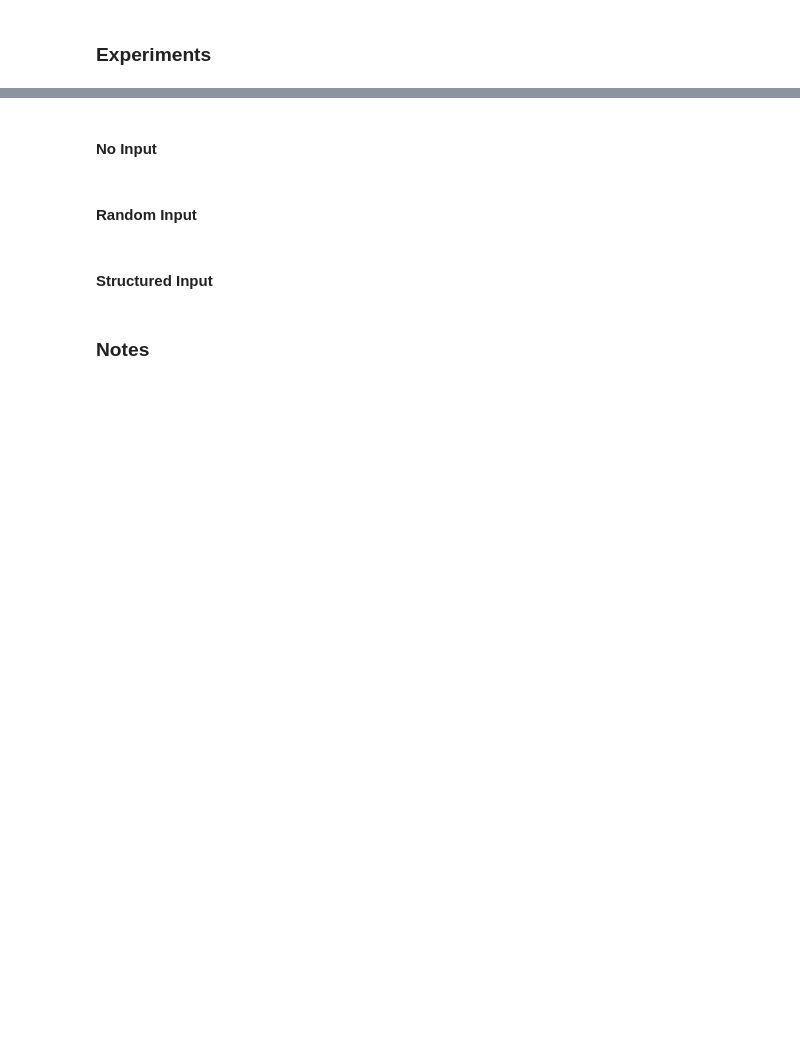
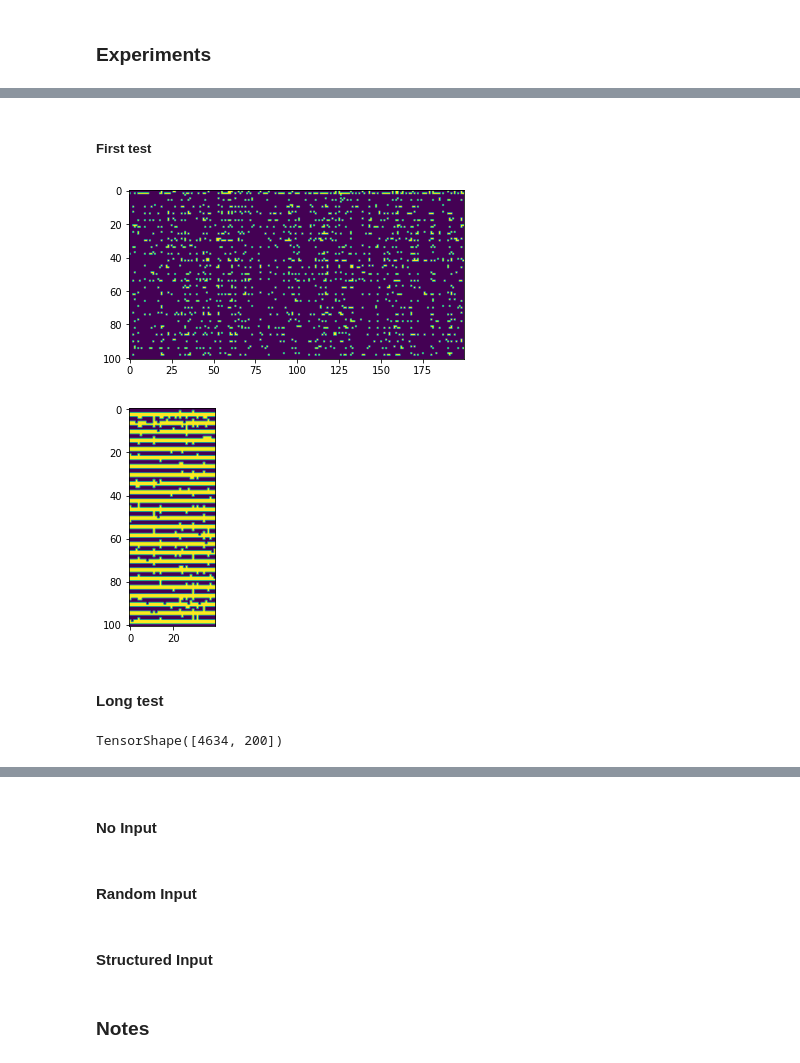
Before and after one commit to JacobFV/Scattered-AGI-Ideas, a Jupyter notebook: self_organized_criticality.ipynb, the cells around one changed output, grey strips where cells are left out. Cells and saved outputs as stored; diff of their text form; code cells hidden in the pictures; blank space fills up the shorter version.

```diff
--- a/self_organized_criticality.ipynb
+++ b/self_organized_criticality.ipynb
@@ -259,0 +471,13 @@ Negative ($x<0$), large ($x>1$), and null weights are pruned after each update s
+# %% [markdown]
+##### First test
+# %%
+#@title this was with the default parameters
+plt.imshow(logger.xs)
+plt.show()
+plt.imshow(logger.ys)
+plt.show()
+# %% [output]
+[figure, added]
+[figure, added]
+# %% [markdown]
+#### Long test
@@ -259,0 +492,4 @@ Negative ($x<0$), large ($x>1$), and null weights are pruned after each update s
+# %%
+logger.xs.shape
+# %% [output]
+TensorShape([4634, 200])
```
Also changed, not shown: parts of 42 cells of this notebook.
